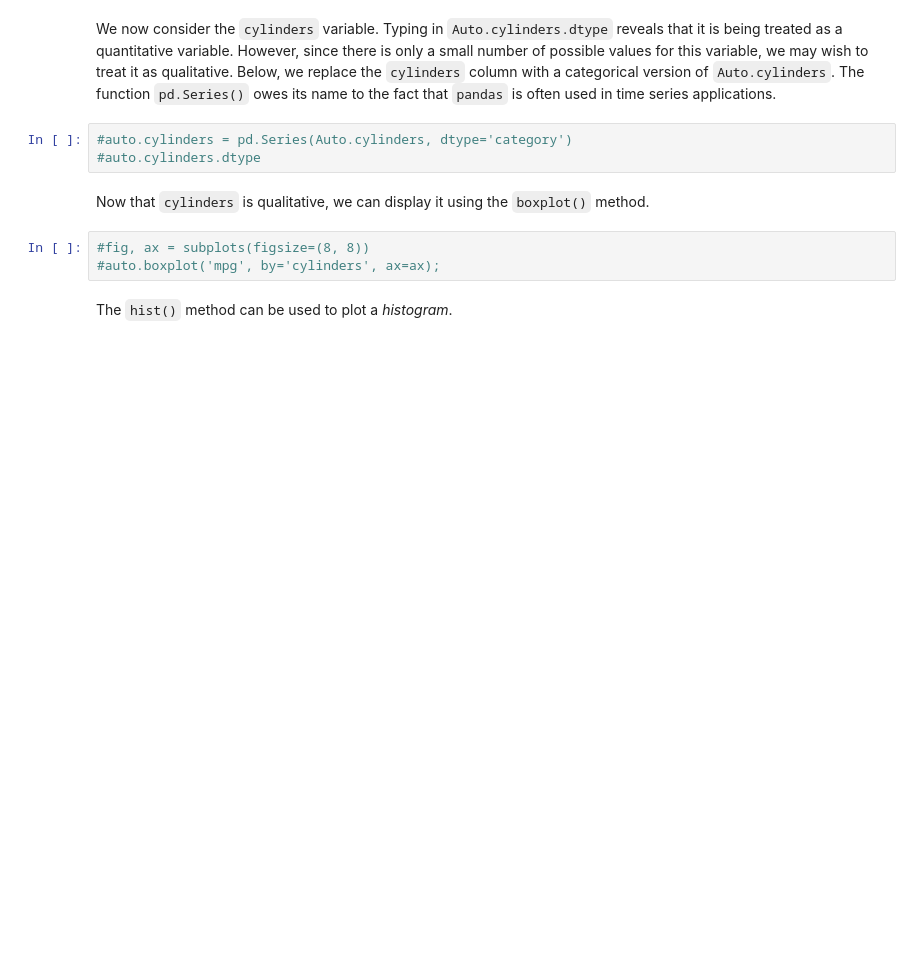
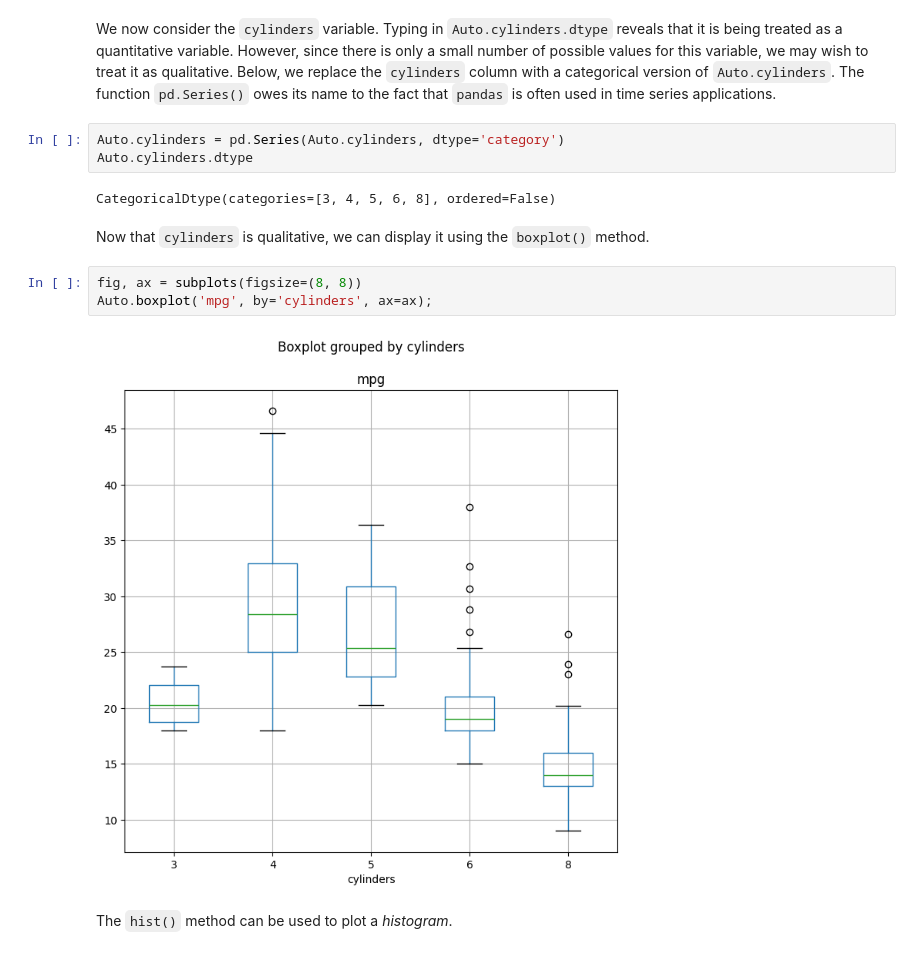
Before and after one commit to l22140627-sketch/ISLP_labs, a Jupyter notebook: Ch02-statlearn-lab.ipynb, the cells around one changed output. Drawn from its saved outputs; the diff is of its cells as text; blank space fills up the shorter version.

```diff
--- a/Ch02-statlearn-lab.ipynb
+++ b/Ch02-statlearn-lab.ipynb
@@ -1156,14 +1393,18 @@ However, since there is only a small number of possible values for this variable
  qualitative.  Below, we replace
 the `cylinders` column with a categorical version of `Auto.cylinders`. The function `pd.Series()`  owes its name to the fact that `pandas` is often used in time series applications.
 # %%
-#auto.cylinders = pd.Series(Auto.cylinders, dtype='category')
-#auto.cylinders.dtype
+Auto.cylinders = pd.Series(Auto.cylinders, dtype='category')
+Auto.cylinders.dtype
+# %% [output]
+CategoricalDtype(categories=[3, 4, 5, 6, 8], ordered=False)
 # %% [markdown]
  Now that `cylinders` is qualitative, we can display it using
  the `boxplot()` method.
 # %%
-#fig, ax = subplots(figsize=(8, 8))
-#auto.boxplot('mpg', by='cylinders', ax=ax);
+fig, ax = subplots(figsize=(8, 8))
+Auto.boxplot('mpg', by='cylinders', ax=ax);
+# %% [output]
+[figure, added]
 # %% [markdown]
 The `hist()`  method can be used to plot a *histogram*.
 # %%
```
Also changed, not shown: parts of 47 cells of this notebook.
